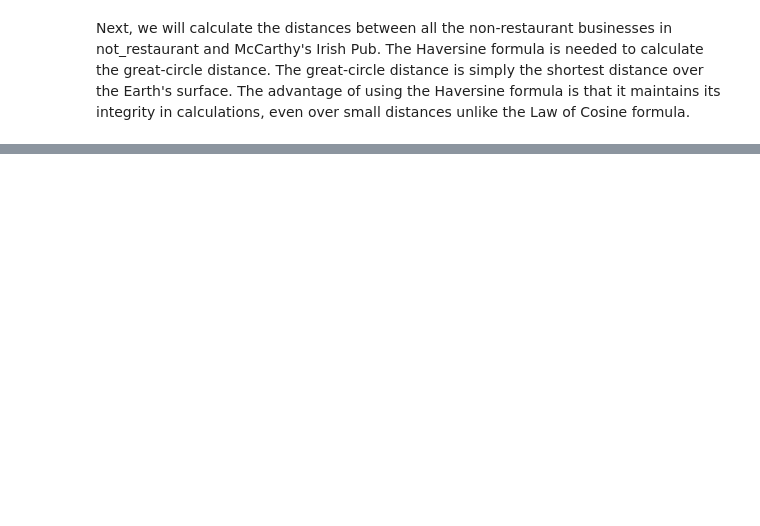
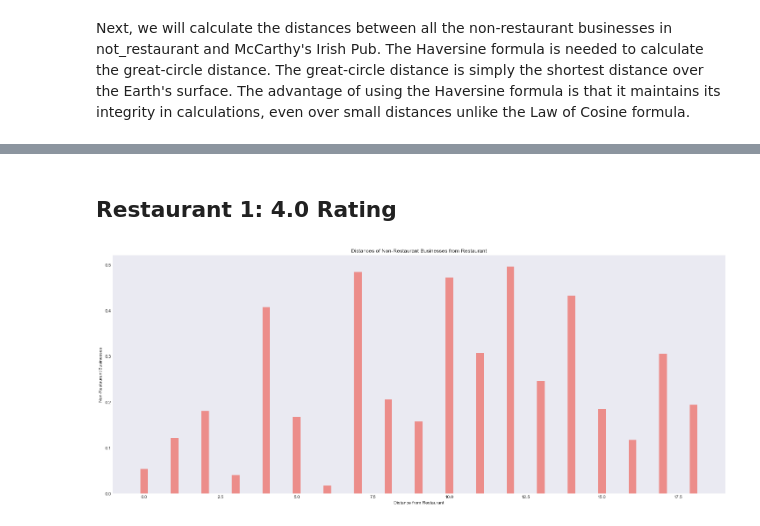
Before and after one commit to shrutirao94/Restaurant-Quality-and-Co-location-in-Toronto, a Jupyter notebook: yelp_toronto_analysis.ipynb, the cells around one changed output, grey strips where cells are left out. Cells and saved outputs as stored; diff of their text form; code cells hidden in the pictures; blank space fills up the shorter version.

```diff
--- a/yelp_toronto_analysis.ipynb
+++ b/yelp_toronto_analysis.ipynb
@@ -132,4 +132,4 @@ df['dLAT'] = df['LAT_rad'] - math.radians(restaurant_df['latitude'])
 
 # using heaversine's formula:
 not_restaurant['distance'] = 6367 * 2 * np.arcsin(np.sqrt(np.sin(df['dLAT']/2)**2 + math.cos(math.radians(37.2175900)) * np.cos(df['LAT_rad']) * np.sin(df['dLON']/2)**2))
-not_restaurant.head()
+not_restaurant = not_restaurant.drop_duplicates(subset=['name','postal_code','review_count', 'distance'], keep=False)
@@ -142,0 +168,3 @@ not_restaurant.head()
+# %%
+measure_1 = not_restaurant.loc[not_restaurant['distance'] <= 0.5]
+measure_1.describe()
@@ -142,0 +181,27 @@ not_restaurant.head()
+# %% [markdown]
+## Restaurant 1: 4.0 Rating
+# %%
+# Setting the positions and width for the bars
+pos = list(range(len(measure_1['distance'])))
+width = 0.25
+
+# Plotting the bars
+fig, ax = plt.subplots(figsize=(25,10))
+
+# Create a bar with distances data,
+# in position pos,
+plt.bar(pos, measure_1['distance'], width, alpha=0.5, color='#EE3224', label= measure_1['name'][63])
+
+# Set the y axis label
+ax.set_ylabel('Non-Restaurant Businesses')
+
+# Set the x axis label
+ax.set_xlabel('Distance from Restaurant')
+
+# Set the chart's title
+ax.set_title('Distances of Non-Restaurant Businesses from Restaurant')
+
+plt.grid()
+plt.show()
+# %% [output]
+[figure, added]
```
Also changed, not shown: parts of 37 cells of this notebook.
